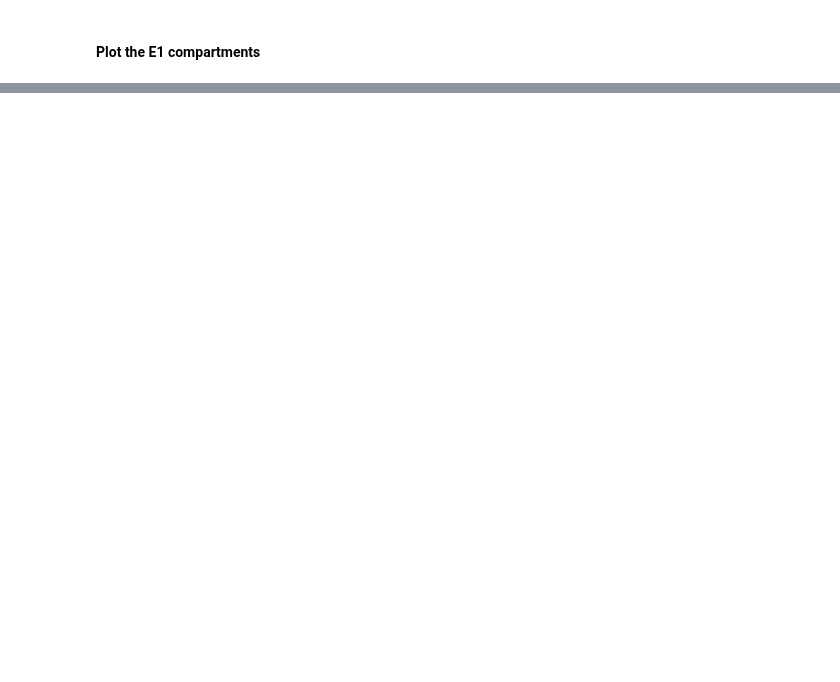
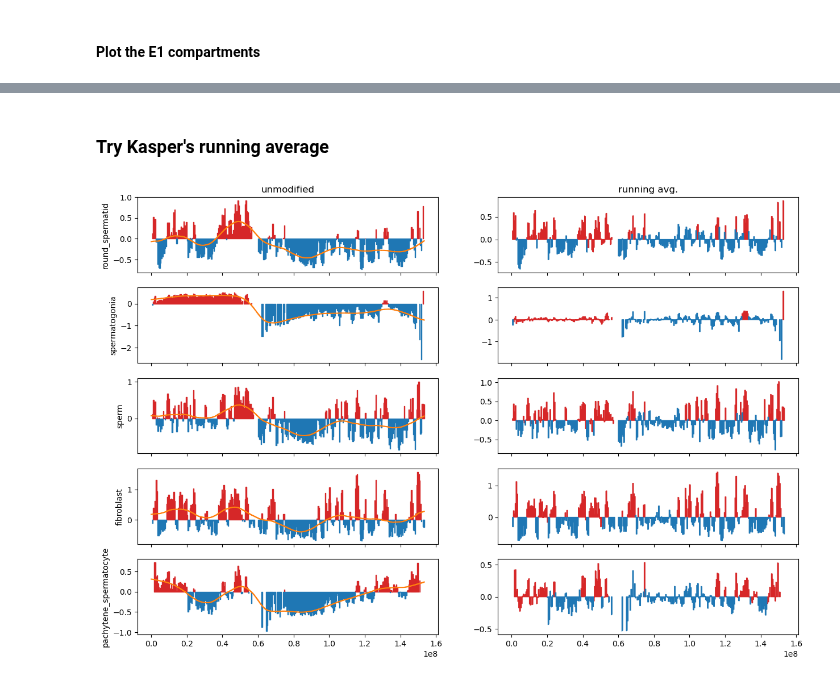
Before and after one commit to munch-group/hic-spermatogenesis, a Jupyter notebook: notebooks/03_compartments.ipynb, the cells around one changed output, grey strips where cells are left out. Saved outputs shown, nothing was run; the diff lists cells and outputs as text; code cells hidden in the pictures; blank space fills up the shorter version.

```diff
--- a/notebooks/03_compartments.ipynb
+++ b/notebooks/03_compartments.ipynb
@@ -665,0 +711,55 @@ plt.tight_layout()
+# %% [markdown]
+### Try Kasper's running average
+# %%
+#| label: e1-fullmerged-all-500kb-running-avg
+#| fig-cap: "E1 eigenvector values for all merged samples at 500kb resolution with running average."
+
+import matplotlib.pyplot as plt
+import numpy as np
+from matplotlib.colors import LogNorm
+from mpl_toolkits.axes_grid1 import make_axes_locatable
+import pandas as pd
+from scipy.signal.windows import triang
+
+chrom_start = e1_track['start'].values
+chrom_end = e1_track['end'].values-1
+
+f, axs = plt.subplots(5, 2, figsize=(15, 10), sharex=True)
+
+axs[0, 0].set_title('unmodified')
+axs[0, 1].set_title('running avg.')
+
+for i, (name, e1) in enumerate(e1_values.items()):
+    # print(i, name, e1.size)
+
+    ax0 = axs[i, 0]
+    ax1 = axs[i, 1]
+
+    # Create stairs
+    x = np.zeros(2*chrom_start.size)
+    y = np.zeros(2*chrom_start.size)
+    x[0::2] = chrom_start
+    x[1::2] = chrom_end
+    y[0::2] = e1_values[name]
+    y[1::2] = e1_values[name]
+
+    triangular_window = np.bartlett(120)
+    #roll_mean = np.convolve(y, triangular_window / triangular_window.sum(), mode='same')
+    roll_mean = (lambda x: x.rolling(120, 1, center=True, win_type='triang').mean())(pd.DataFrame(y, columns=['value']))
+    roll_mean = roll_mean['value'].values
+
+    ax0.fill_between(x, y, 0, where=(y > 0), color='tab:red')
+    ax0.fill_between(x, y, 0, where=(y < 0), color='tab:blue')
+
+    ax0.plot(x, roll_mean, color='C1')
+    ax1.fill_between(x, y - roll_mean, 0, where=(y > 0), color='tab:red')
+    ax1.fill_between(x, y - roll_mean, 0, where=(y < 0), color='tab:blue')
+
+#     ax.set_xticks([])
+#     ax.set_yticks([])
+    ax0.set_ylabel(name)
+#     ax.spines[:].set_visible(False)
+
+# plt.tight_layout()
+# %% [output]
+[figure, added]
```
Also changed, not shown: parts of 18 cells of this notebook, 1 other file.
